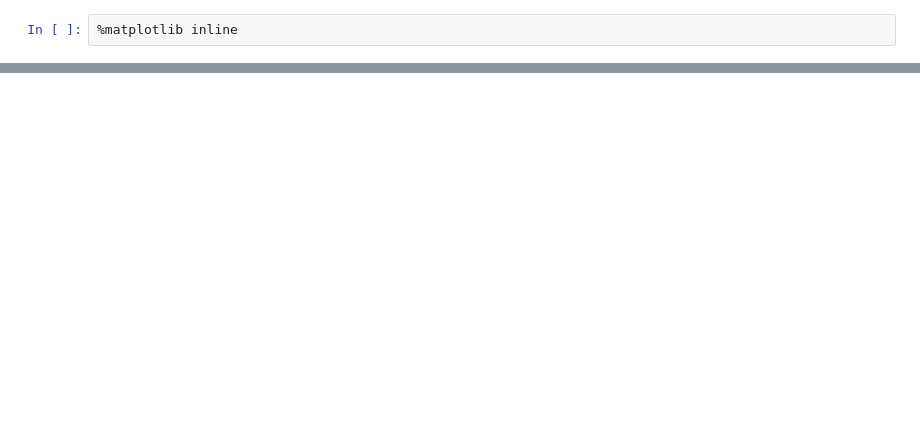
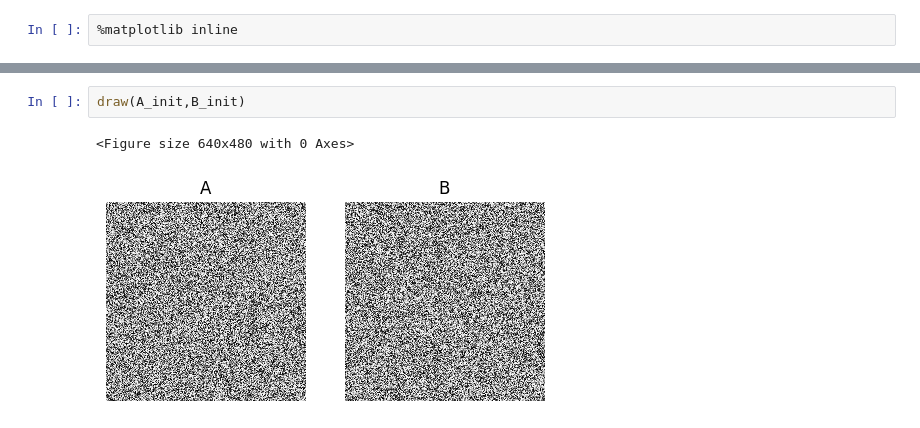
Before and after one commit to nebuus/fun, a Jupyter notebook: Simple_NN_for_Gaussian_fit.ipynb, the cells around one changed output, grey strips where cells are left out. Saved outputs shown, nothing was run; the diff lists cells and outputs as text; blank space fills up the shorter version.

```diff
--- a/Simple_NN_for_Gaussian_fit.ipynb
+++ b/Simple_NN_for_Gaussian_fit.ipynb
@@ -218,0 +246,5 @@ draw(A_target,B_target)
+# %%
+draw(A_init,B_init)
+# %% [output]
+<Figure size 640x480 with 0 Axes>
+[figure, added]
```
Also changed, not shown: parts of 13 cells of this notebook.
